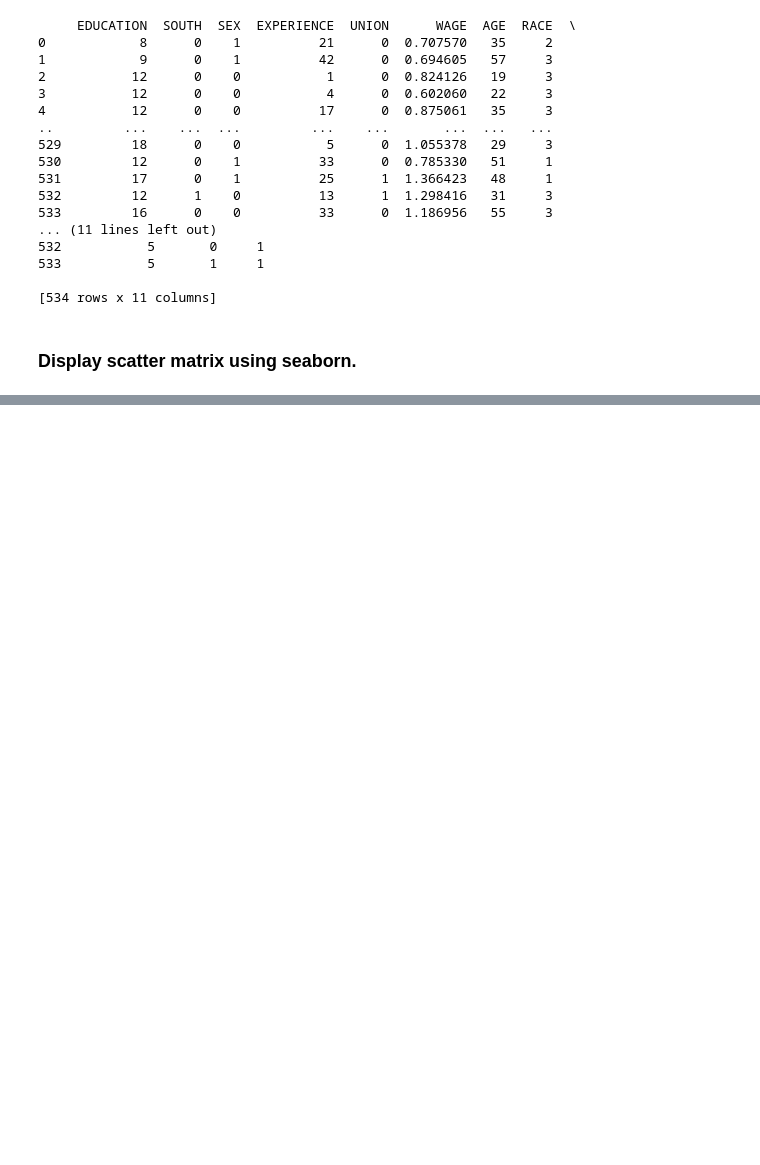
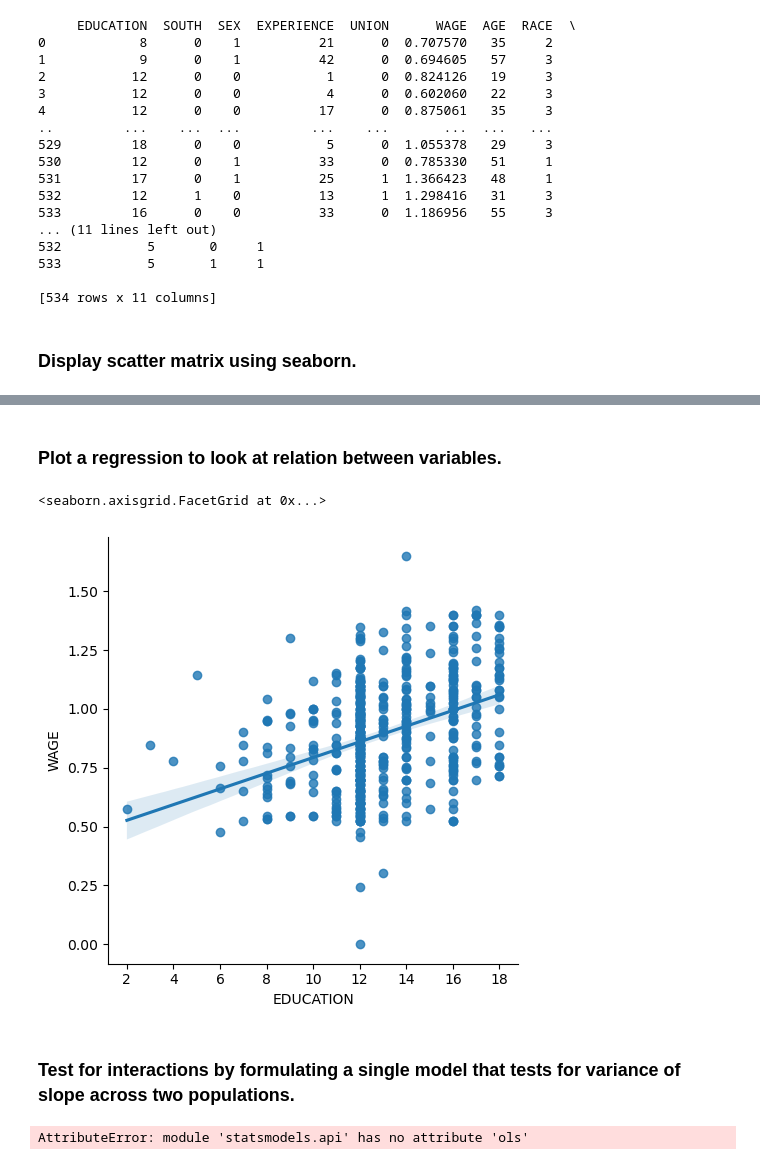
Before and after one commit to janafisher2331/pystats, a Jupyter notebook: pystats.ipynb, the cells around one changed output, grey strips where cells are left out. Cells and saved outputs as stored; diff of their text form; code cells hidden in the pictures; blank space fills up the shorter version.

```diff
--- a/pystats.ipynb
+++ b/pystats.ipynb
@@ -450,0 +469,9 @@ ModuleNotFoundError: No module named 'seaborn'
+# %% [markdown]
+### Plot a regression to look at relation between variables.
+# %%
+seaborn.lmplot(y='WAGE', x='EDUCATION', data=data)
+# %% [output]
+<seaborn.axisgrid.FacetGrid at 0x...>
+[figure, added]
+# %% [markdown]
+### Test for interactions by formulating a single model that tests for variance of slope across two populations.
@@ -450,0 +482,5 @@ ModuleNotFoundError: No module named 'seaborn'
+# %%
+result = sm.ols(formula='wage ~ education + gender + education * gender',
+                data=data).fit()
+# %% [output]
+AttributeError: module 'statsmodels.api' has no attribute 'ols'
```
Also changed, not shown: parts of 9 cells of this notebook.
